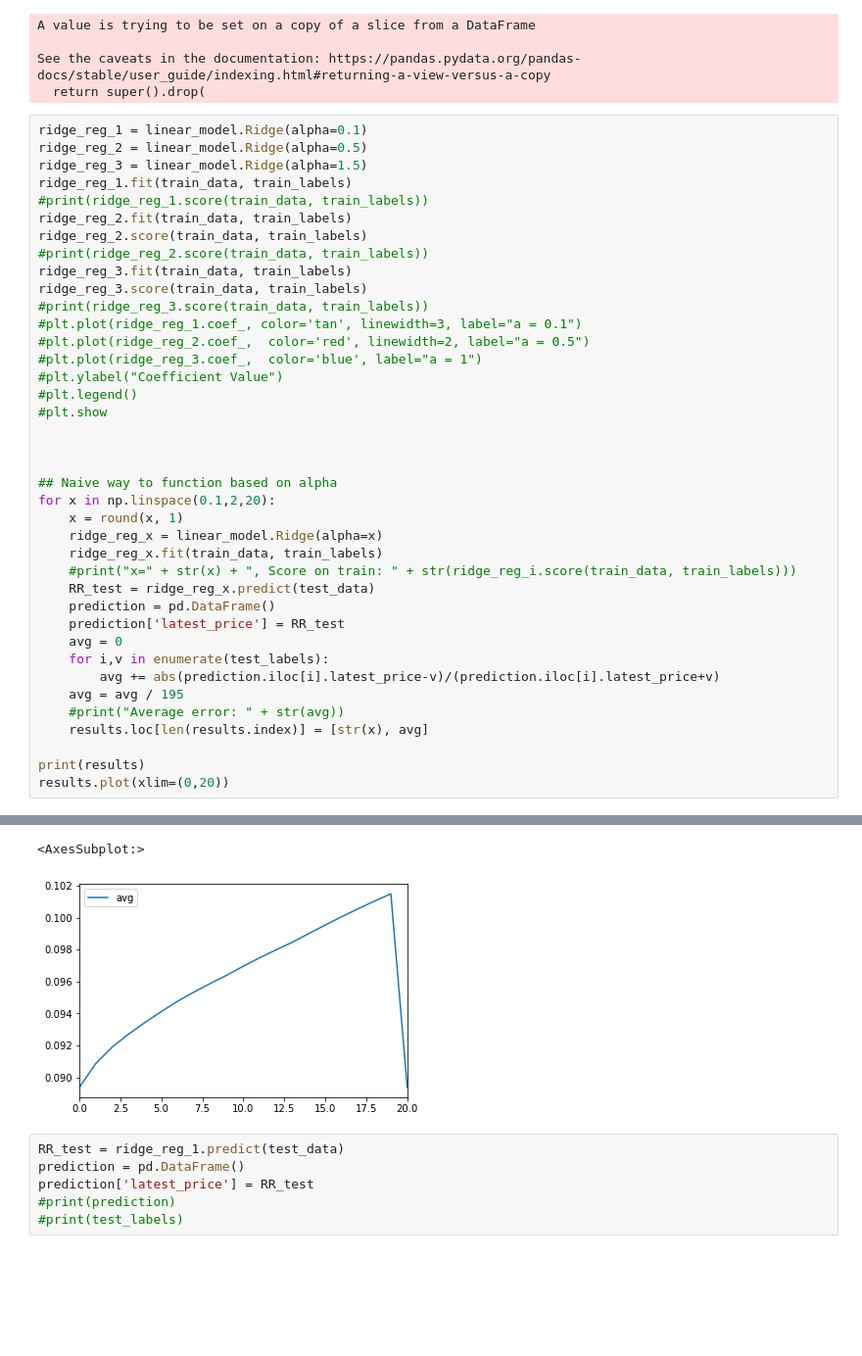
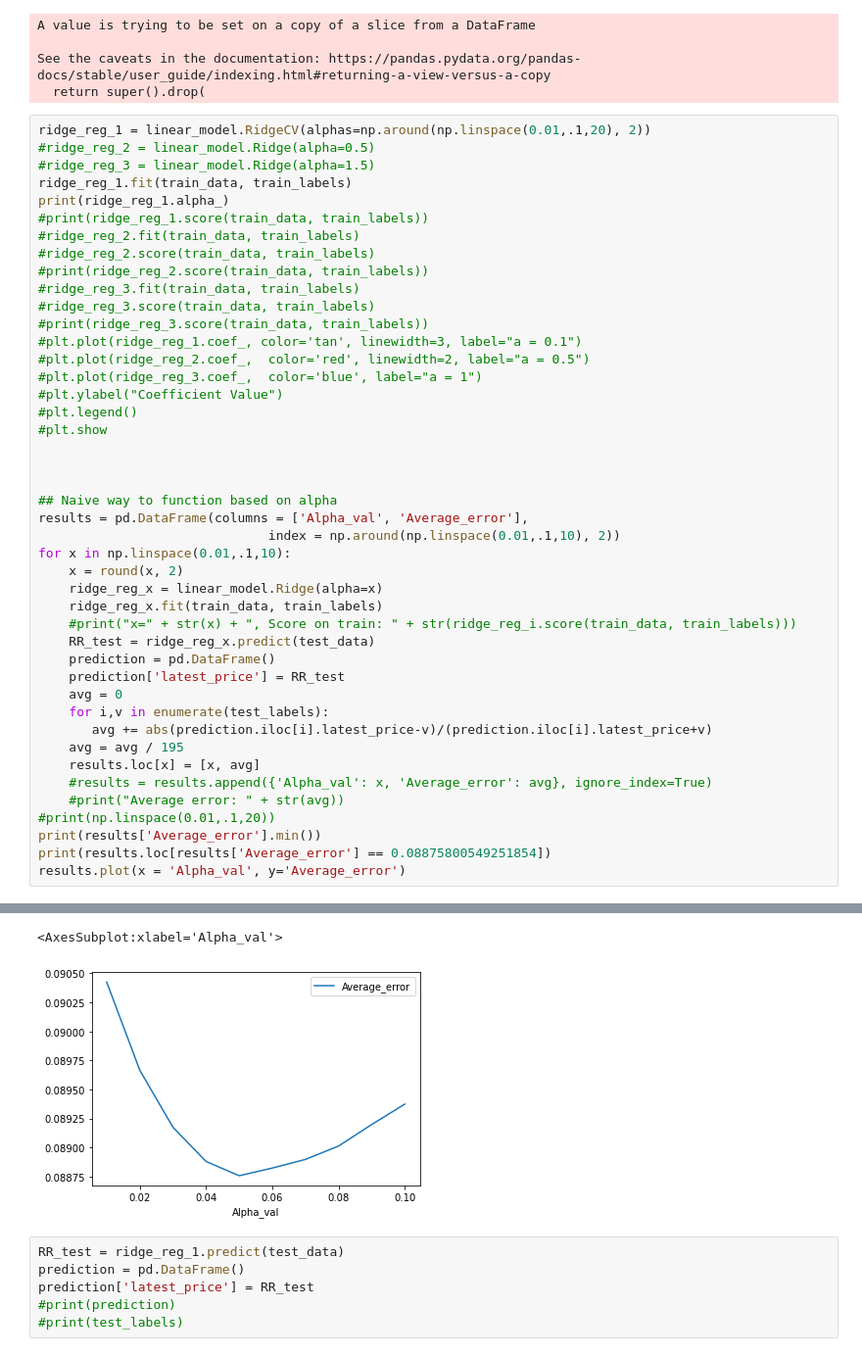
Before and after one commit to CalKat/COMP562-Final, a Jupyter notebook: RidgeRegressionModel.ipynb, the cells around one changed output, grey strips where cells are left out. Shown: that part at 98% size. Cells and saved outputs as stored; diff of their text form; blank space fills up the shorter version.

Commit message:
found optimal alpha value

```diff
--- a/RidgeRegressionModel.ipynb
+++ b/RidgeRegressionModel.ipynb
@@ -168,16 +168,17 @@ A value is trying to be set on a copy of a slice from a DataFrame
 See the caveats in the documentation: https://pandas.pydata.org/pandas-docs/stable/user_guide/indexing.html#returning-a-view-versus-a-copy
   return super().drop(
 # %%
-ridge_reg_1 = linear_model.Ridge(alpha=0.1)
-ridge_reg_2 = linear_model.Ridge(alpha=0.5)
-ridge_reg_3 = linear_model.Ridge(alpha=1.5)
+ridge_reg_1 = linear_model.RidgeCV(alphas=np.around(np.linspace(0.01,.1,20), 2))
+#ridge_reg_2 = linear_model.Ridge(alpha=0.5)
+#ridge_reg_3 = linear_model.Ridge(alpha=1.5)
 ridge_reg_1.fit(train_data, train_labels)
+print(ridge_reg_1.alpha_)
 #print(ridge_reg_1.score(train_data, train_labels))
-ridge_reg_2.fit(train_data, train_labels)
-ridge_reg_2.score(train_data, train_labels)
+#ridge_reg_2.fit(train_data, train_labels)
+#ridge_reg_2.score(train_data, train_labels)
 #print(ridge_reg_2.score(train_data, train_labels))
-ridge_reg_3.fit(train_data, train_labels)
-ridge_reg_3.score(train_data, train_labels)
+#ridge_reg_3.fit(train_data, train_labels)
+#ridge_reg_3.score(train_data, train_labels)
 #print(ridge_reg_3.score(train_data, train_labels))
 #plt.plot(ridge_reg_1.coef_, color='tan', linewidth=3, label="a = 0.1")
 #plt.plot(ridge_reg_2.coef_,  color='red', linewidth=2, label="a = 0.5")
@@ -189,8 +190,10 @@ ridge_reg_3.score(train_data, train_labels)
 
 
 ## Naive way to function based on alpha
-for x in np.linspace(0.1,2,20):
-    x = round(x, 1)
+results = pd.DataFrame(columns = ['Alpha_val', 'Average_error'],
+                              index = np.around(np.linspace(0.01,.1,10), 2))
+for x in np.linspace(0.01,.1,10):
+    x = round(x, 2)
     ridge_reg_x = linear_model.Ridge(alpha=x)
     ridge_reg_x.fit(train_data, train_labels)
     #print("x=" + str(x) + ", Score on train: " + str(ridge_reg_i.score(train_data, train_labels)))
@@ -199,11 +202,13 @@ for x in np.linspace(0.1,2,20):
     prediction['latest_price'] = RR_test
     avg = 0
     for i,v in enumerate(test_labels):
-        avg += abs(prediction.iloc[i].latest_price-v)/(prediction.iloc[i].latest_price+v)
+       avg += abs(prediction.iloc[i].latest_price-v)/(prediction.iloc[i].latest_price+v)
     avg = avg / 195
+    results.loc[x] = [x, avg]
+    #results = results.append({'Alpha_val': x, 'Average_error': avg}, ignore_index=True)
     #print("Average error: " + str(avg))
-    results.loc[len(results.index)] = [str(x), avg]
-
-print(results)
-results.plot(xlim=(0,20))
+#print(np.linspace(0.01,.1,20))
+print(results['Average_error'].min())
+print(results.loc[results['Average_error'] == 0.08875800549251854])
+results.plot(x = 'Alpha_val', y='Average_error')
 # %% [output]
@@ -224,5 +219,5 @@ results.plot(xlim=(0,20))
-<AxesSubplot:>
+<AxesSubplot:xlabel='Alpha_val'>
-[figure, old version]
+[figure, new version]
 # %%
 RR_test = ridge_reg_1.predict(test_data)
 prediction = pd.DataFrame()
```
Also changed, not shown: parts of 1 cell of this notebook.
